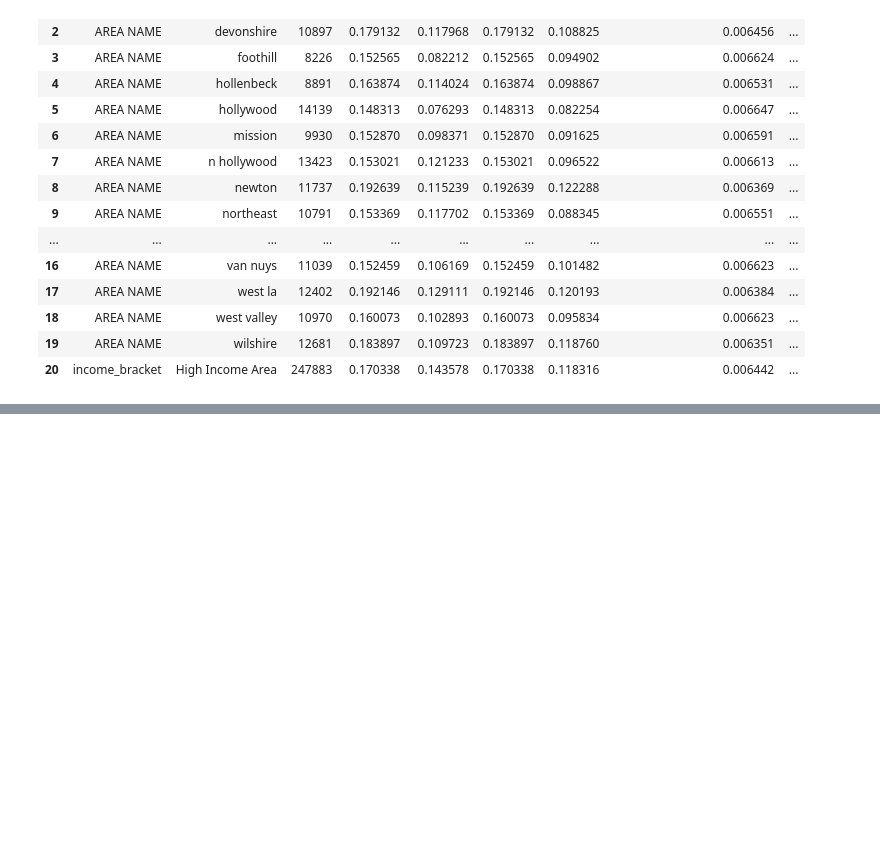
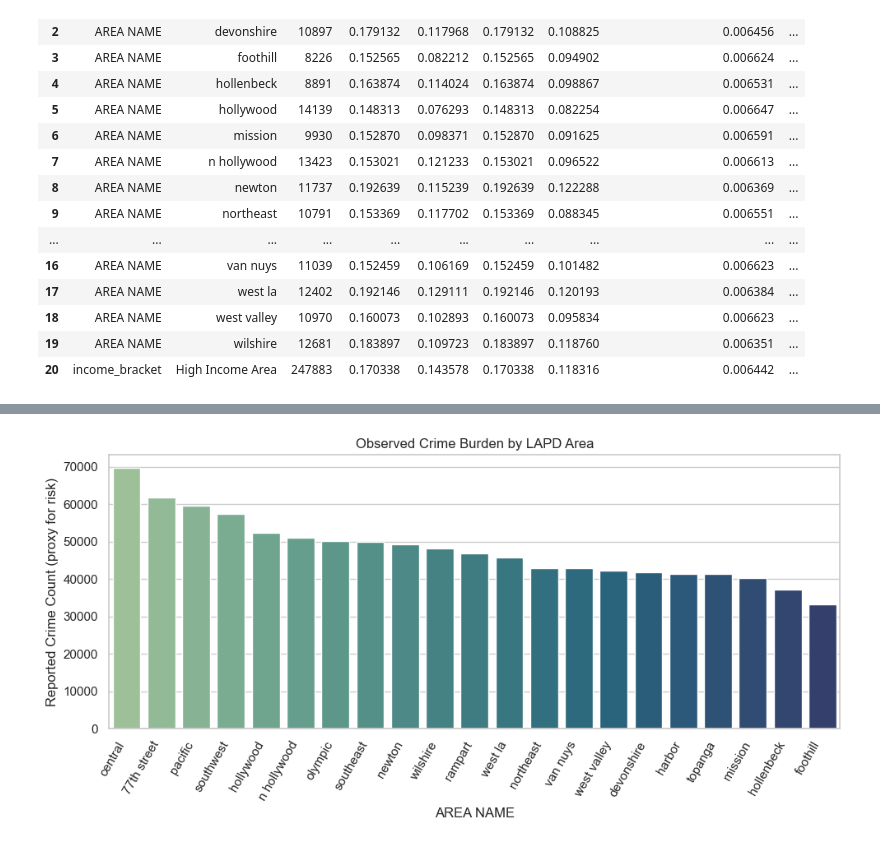
Before and after one commit to smmurali/DTSC_3602, a Jupyter notebook: dtsc3602_eda.ipynb, the cells around one changed output, grey strips where cells are left out. Cells and saved outputs as stored; diff of their text form; code cells hidden in the pictures; blank space fills up the shorter version.

```diff
--- a/dtsc3602_eda.ipynb
+++ b/dtsc3602_eda.ipynb
@@ -760,0 +838,18 @@ plt.show()
+# %%
+area_risk = (
+    merged_df
+    .groupby("AREA NAME", dropna=True)["crime_count"]
+    .max()
+    .reset_index()
+    .sort_values("crime_count", ascending=False)
+)
+
+plt.figure(figsize=(10,5))
+sns.barplot(data=area_risk, x="AREA NAME", y="crime_count", palette = "crest")
+plt.xticks(rotation=60, ha="right")
+plt.ylabel("Reported Crime Count (proxy for risk)")
+plt.title("Observed Crime Burden by LAPD Area")
+plt.tight_layout()
+plt.show()
+# %% [output]
+[figure, added]
```
Also changed, not shown: parts of 15 cells of this notebook.
